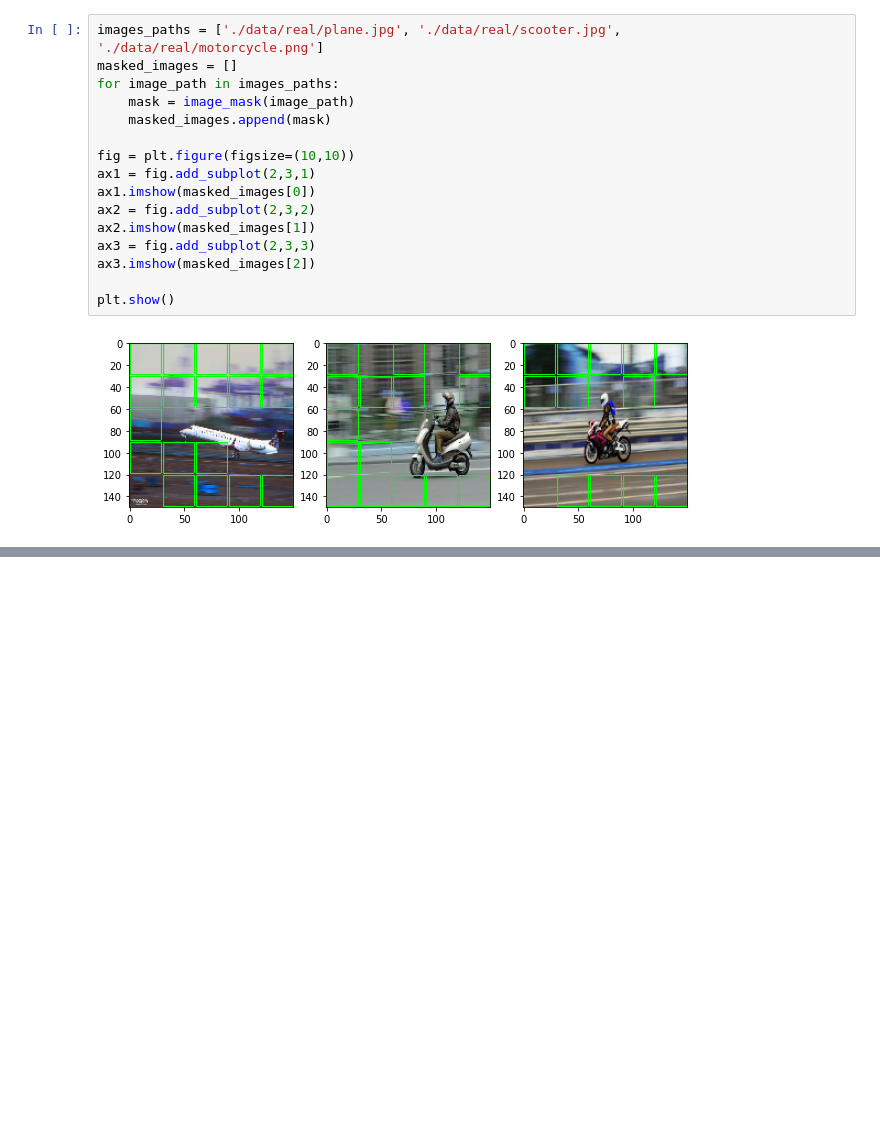
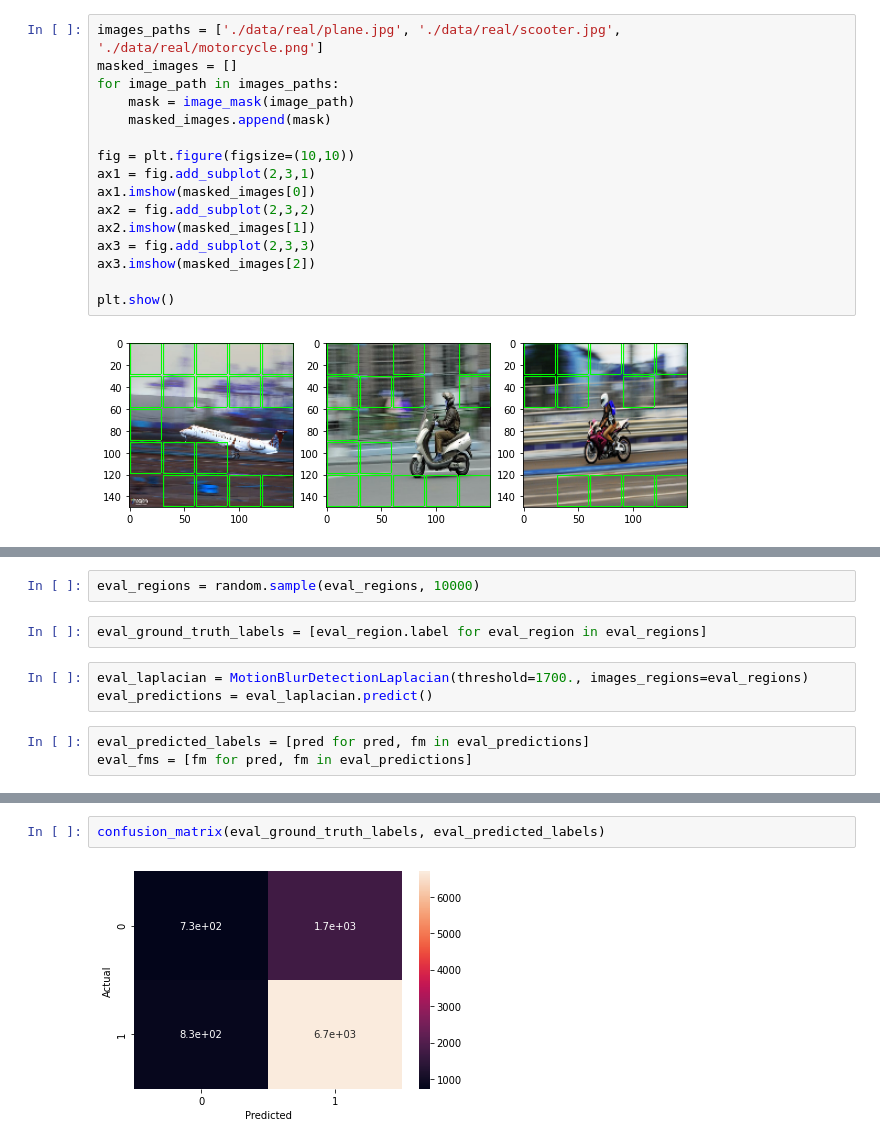
Before and after one commit to JuliaZur/MotionBlurDetection, a Jupyter notebook: laplacian_results.ipynb, the cells around one changed output, grey strips where cells are left out. Saved outputs shown, nothing was run; the diff lists cells and outputs as text; blank space fills up the shorter version.

Commit message:
laplacian results

```diff
--- a/laplacian_results.ipynb
+++ b/laplacian_results.ipynb
@@ -125,0 +131,10 @@ plt.show()
+# %%
+eval_regions = random.sample(eval_regions, 10000)
+# %%
+eval_ground_truth_labels = [eval_region.label for eval_region in eval_regions]
+# %%
+eval_laplacian = MotionBlurDetectionLaplacian(threshold=1700., images_regions=eval_regions)
+eval_predictions = eval_laplacian.predict()
+# %%
+eval_predicted_labels = [pred for pred, fm in eval_predictions]
+eval_fms = [fm for pred, fm in eval_predictions]
@@ -125,0 +149,4 @@ plt.show()
+# %%
+confusion_matrix(eval_ground_truth_labels, eval_predicted_labels)
+# %% [output]
+[figure, added]
```
Also changed, not shown: parts of 5 cells of this notebook, 1 other file.
